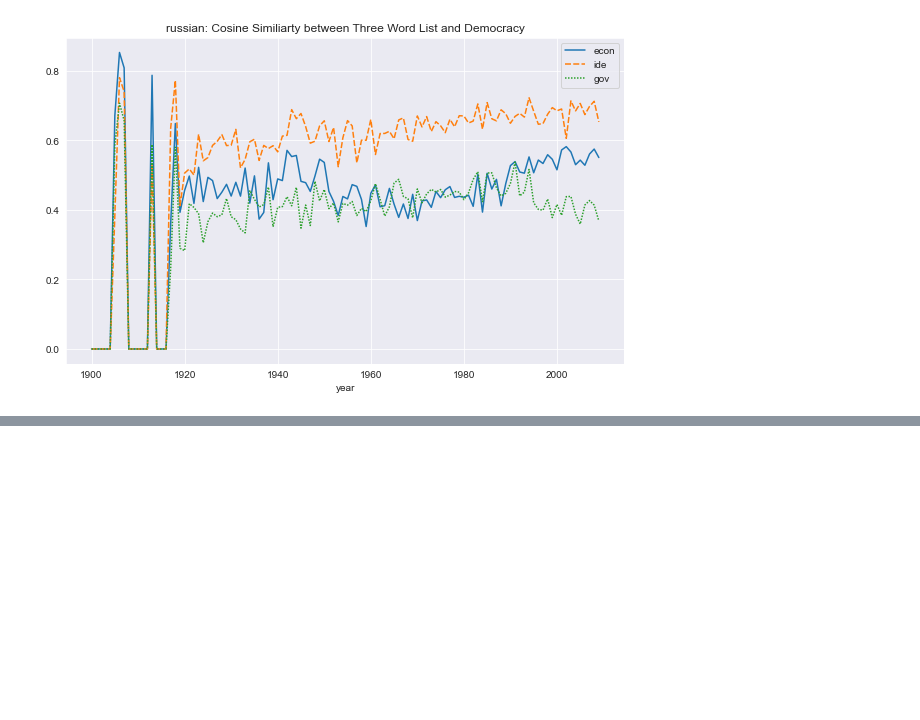
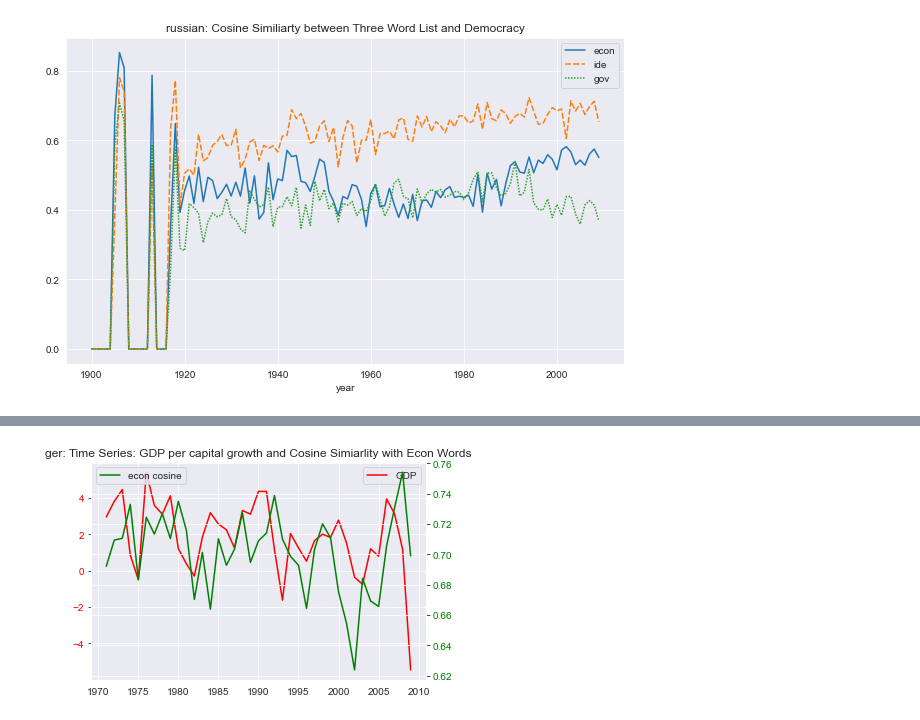
Before and after one commit to cultural-proj/democracy, a Jupyter notebook: cosine_pipeline.ipynb, the cells around one changed output, grey strips where cells are left out. Saved outputs shown, nothing was run; the diff lists cells and outputs as text; code cells hidden in the pictures; blank space fills up the shorter version.

```diff
--- a/cosine_pipeline.ipynb
+++ b/cosine_pipeline.ipynb
@@ -73,0 +138,4 @@ get_cos_plot('russian')
+# %%
+get_time_series_plot('ger')
+# %% [output]
+[figure, added]
```
Also changed, not shown: parts of 8 cells of this notebook, 5 other files.
